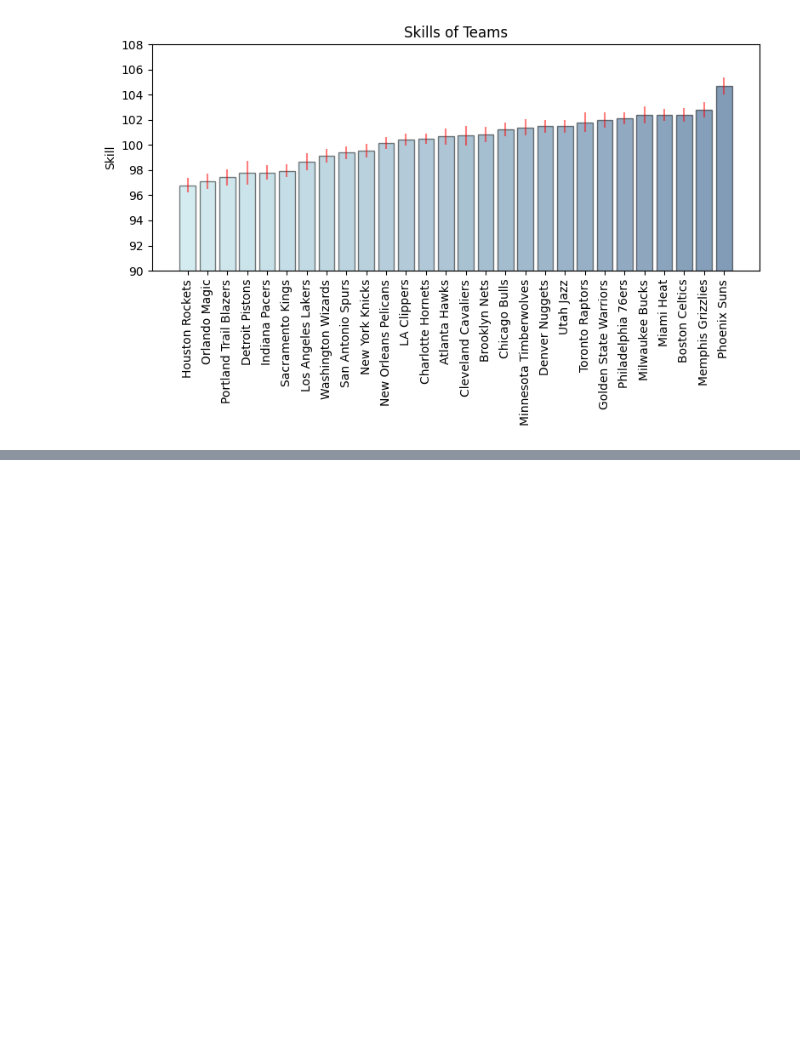
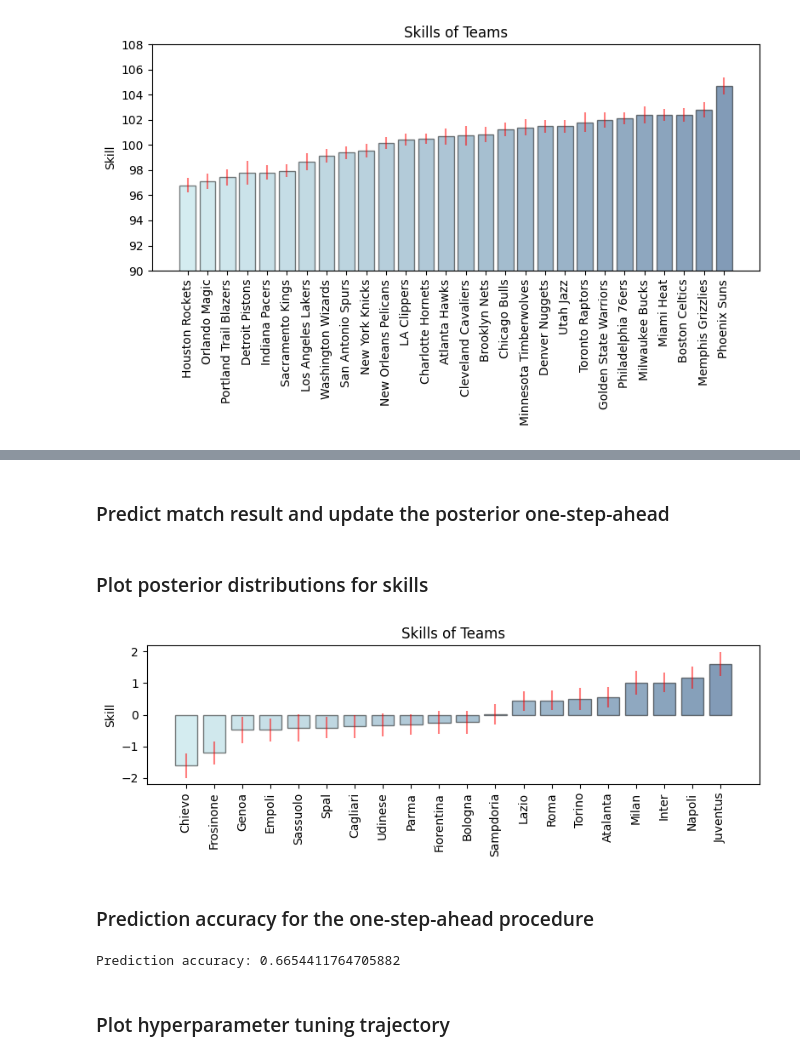
Before and after one commit to li-ju666/apml_project, a Jupyter notebook: code-to-submit/APML-project.ipynb, the cells around one changed output, grey strips where cells are left out. Drawn from its saved outputs; the diff is of its cells as text; code cells hidden in the pictures; blank space fills up the shorter version.

```diff
--- a/code-to-submit/APML-project.ipynb
+++ b/code-to-submit/APML-project.ipynb
@@ -806,0 +870,2 @@ plt.savefig('skill_ranking_nba.pdf', dpi=500)
+# %% [markdown]
+### Predict match result and update the posterior one-step-ahead
@@ -806,0 +915,54 @@ plt.savefig('skill_ranking_nba.pdf', dpi=500)
+# %% [markdown]
+### Plot posterior distributions for skills
+# %%
+def hex_to_RGB(hex_str):
+    """ #FFFFFF -> [255,255,255]"""
+    #Pass 16 to the integer function for change of base
+    return [int(hex_str[i:i + 2], 16) for i in range(1, 6, 2)]
+
+def get_color_gradient(c1, c2, n):
+    """
+    Given two hex colors, returns a color gradient
+    with n colors.
+    """
+    assert n > 1
+    c1_rgb = np.array(hex_to_RGB(c1)) / 255
+    c2_rgb = np.array(hex_to_RGB(c2)) / 255
+    mix_pcts = [x / (n - 1) for x in range(n)]
+    rgb_colors = [((1 - mix) * c1_rgb + (mix * c2_rgb)) for mix in mix_pcts]
+    return ["#" + "".join([format(int(round(val * 255)), "02x") for val in item]) for item in rgb_colors]
+
+
+def plot_skill(data, img_name):
+    data = data[data[:, 1].argsort()]
+
+    plt.figure(figsize=(8, 3))
+
+    color1 = "#abdbe3"
+    color2 = "#063970"
+
+    plt.bar(data[:, 0], data[:, 1], yerr=data[:, 2]**0.5, alpha=0.5, align='center',
+               color=get_color_gradient(color1, color2, len(data[:, 0])), edgecolor="black",
+               error_kw=dict(ecolor='red', alpha=0.5))
+    plt.xticks(rotation=90)
+    plt.ylabel("Skill")
+    plt.title("Skills of Teams")
+
+    # Save the figure and show
+    plt.tight_layout()
+    plt.savefig(img_name, dpi=500)
+# %%
+data = pd.read_csv("football_ranking-hyperparam_tuning.txt", sep=',', header=0).to_numpy()[:-2, :]
+plot_skill(data, "football_ranking-hyperparam_tuning.pdf")
+# %% [output]
+[figure, added]
+# %% [markdown]
+### Prediction accuracy for the one-step-ahead procedure
+# %%
+with open("football_ranking-hyperparam_tuning.txt", "r") as f:
+    last_line = f.readlines()[-1]
+    print(last_line)
+# %% [output]
+Prediction accuracy: 0.6654411764705882
+# %% [markdown]
+### Plot hyperparameter tuning trajectory
```
Also changed, not shown: parts of 35 cells of this notebook.
